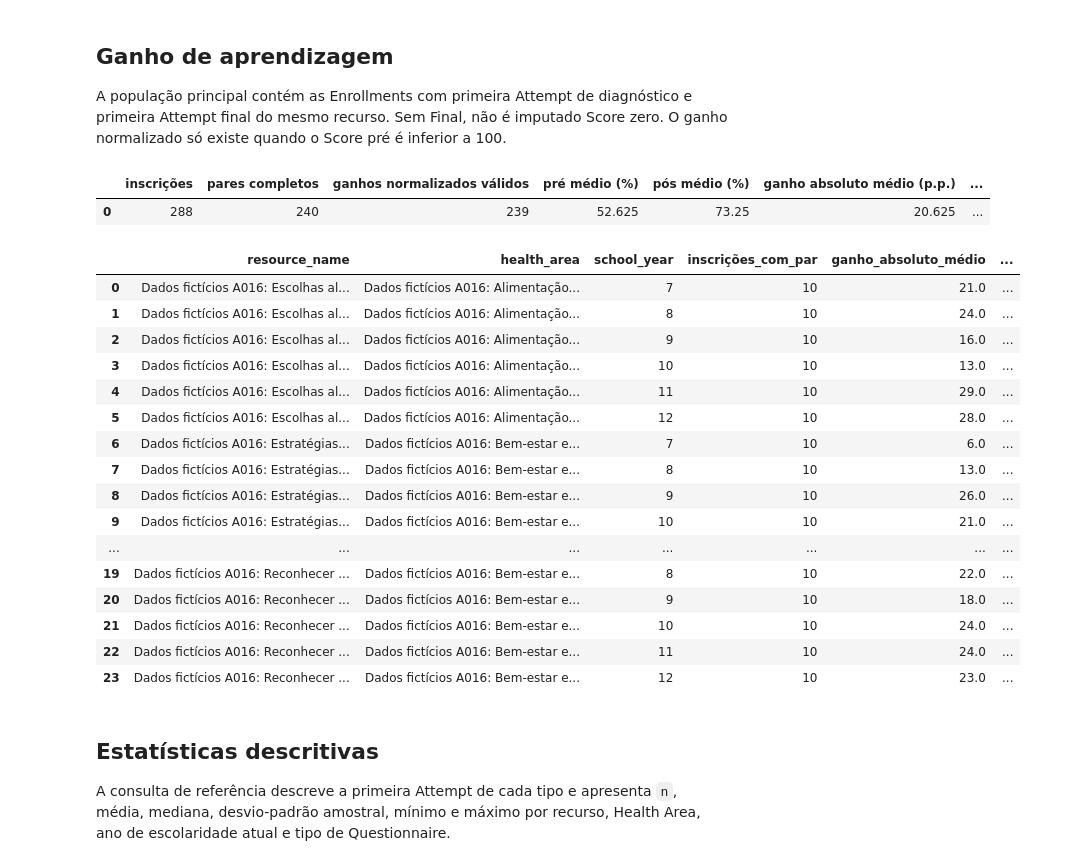
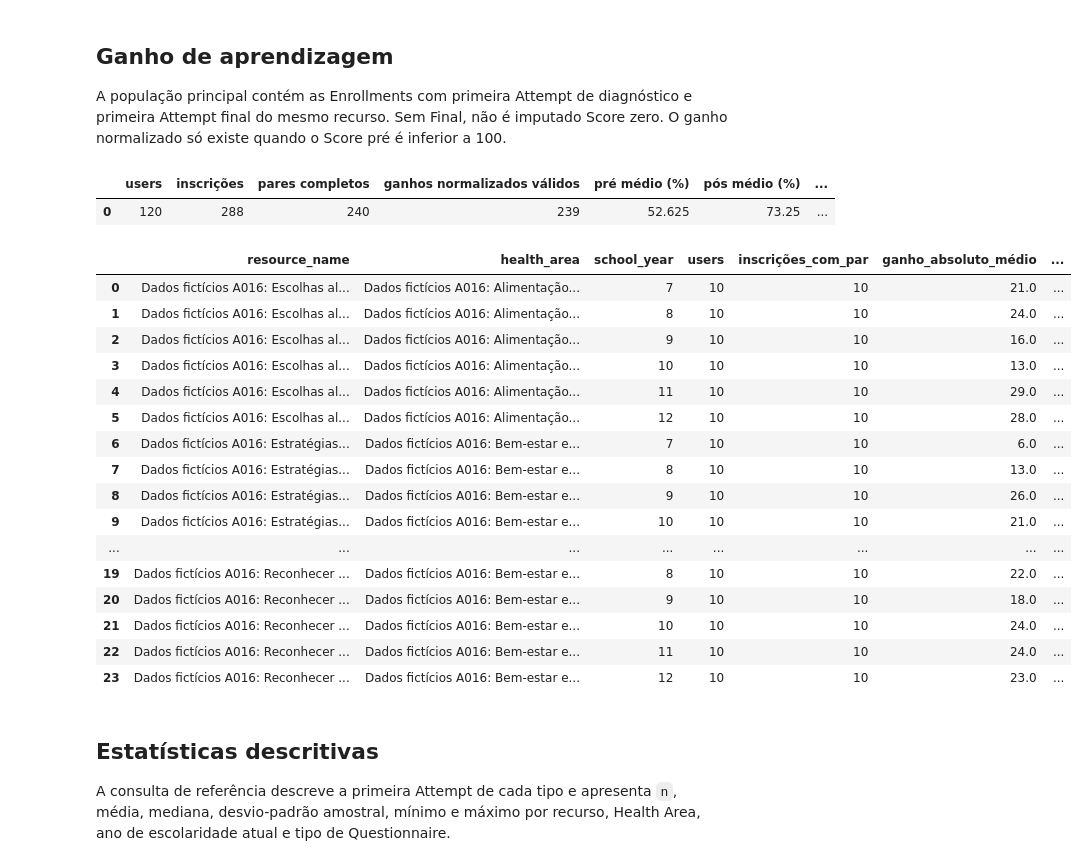
Before and after one commit to escobar0304/ProjInter-2-1, a Jupyter notebook: docs/metricas/prototipo-metricas.ipynb, the cells around one changed output. Cells and saved outputs as stored; diff of their text form; code cells hidden in the pictures.

```diff
--- a/docs/metricas/prototipo-metricas.ipynb
+++ b/docs/metricas/prototipo-metricas.ipynb
@@ -17,6 +17,8 @@ from IPython.display import display
 
 SEED_BOOTSTRAP = 2026
 N_BOOTSTRAP = 5_000
+MIN_USERS_PER_GROUP = 5
+SMALL_GROUP_MESSAGE = "grupo demasiado pequeno"
 DATABASE_URL = os.environ.get(
     "DATABASE_URL",
     "postgresql://postgres:local-synthetic@localhost:5432/metricas_a016",
@@ -36,6 +38,14 @@ def query_frame(connection, query):
         cursor.execute(query)
         columns = [column.name for column in cursor.description]
         return pd.DataFrame(cursor.fetchall(), columns=columns)
+
+def suppress_small_group_values(frame, user_count_column, metric_columns):
+    result = frame.copy()
+    result[metric_columns] = result[metric_columns].astype(object)
+    user_counts = pd.to_numeric(result[user_count_column], errors="coerce")
+    small_groups = user_counts.isna() | user_counts.lt(MIN_USERS_PER_GROUP)
+    result.loc[small_groups, metric_columns] = SMALL_GROUP_MESSAGE
+    return result, small_groups
 # %%
 sql_text = SQL_PATH.read_text(encoding="utf-8")
 sql_without_comments = re.sub(r"--.*?$", "", sql_text, flags=re.MULTILINE)
@@ -82,53 +92,74 @@ A população principal contém as Enrollments com primeira Attempt de diagnóst
 for column in ("pre_score", "post_score", "absolute_gain", "normalized_gain"):
     gains[column] = pd.to_numeric(gains[column], errors="coerce")
 
 complete_pairs = gains.dropna(subset=["pre_score", "post_score"]).copy()
 normalized_valid = complete_pairs.normalized_gain.notna()
 learning_summary = pd.DataFrame(
     [{
+        "users": complete_pairs.user_id.nunique(),
         "inscrições": len(gains),
         "pares completos": len(complete_pairs),
         "ganhos normalizados válidos": int(normalized_valid.sum()),
         "pré médio (%)": complete_pairs.pre_score.mean(),
         "pós médio (%)": complete_pairs.post_score.mean(),
         "ganho absoluto médio (p.p.)": complete_pairs.absolute_gain.mean(),
         "ganho normalizado médio": complete_pairs.loc[normalized_valid, "normalized_gain"].mean(),
     }]
 )
+learning_summary = learning_summary.round(3)
+learning_summary, _ = suppress_small_group_values(
+    learning_summary,
+    "users",
+    [
+        "users", "inscrições", "pares completos", "ganhos normalizados válidos",
+        "pré médio (%)", "pós médio (%)", "ganho absoluto médio (p.p.)",
+        "ganho normalizado médio",
+    ],
+)
 display(learning_summary.round(3))
 
 gain_by_group = (
     complete_pairs.groupby(["resource_name", "health_area", "school_year"], dropna=False)
     .agg(
+        users=("user_id", "nunique"),
         inscrições_com_par=("enrollment_id", "nunique"),
         ganho_absoluto_médio=("absolute_gain", "mean"),
         ganho_normalizado_médio=("normalized_gain", "mean"),
         ganhos_normalizados_válidos=("normalized_gain", "count"),
     )
     .reset_index()
     .sort_values(["resource_name", "school_year"], na_position="last")
 )
-display(gain_by_group.round(3))
+gain_by_group = gain_by_group.round(3)
+gain_table, small_gain_groups = suppress_small_group_values(
+    gain_by_group,
+    "users",
+    [
+        "users", "inscrições_com_par", "ganho_absoluto_médio",
+        "ganho_normalizado_médio", "ganhos_normalizados_válidos",
+    ],
+)
+display(gain_table)
 # %% [output]
-|  | inscrições | pares completos | ganhos normalizados válidos | pré médio (%) | pós médio (%) | ganho absoluto médio (p.p.) | ... |
-| 0 | 288 | 240 | 239 | 52.625 | 73.25 | 20.625 | ... |
+|  | users | inscrições | pares completos | ganhos normalizados válidos | pré médio (%) | pós médio (%) | ... |
+| 0 | 120 | 288 | 240 | 239 | 52.625 | 73.25 | ... |
-|  | resource_name | health_area | school_year | inscrições_com_par | ganho_absoluto_médio | ... |
-| 0 | Dados fictícios A016: Escolhas al... | Dados fictícios A016: Alimentação... | 7 | 10 | 21.0 | ... |
-| 1 | Dados fictícios A016: Escolhas al... | Dados fictícios A016: Alimentação... | 8 | 10 | 24.0 | ... |
-| 2 | Dados fictícios A016: Escolhas al... | Dados fictícios A016: Alimentação... | 9 | 10 | 16.0 | ... |
-| 3 | Dados fictícios A016: Escolhas al... | Dados fictícios A016: Alimentação... | 10 | 10 | 13.0 | ... |
-| 4 | Dados fictícios A016: Escolhas al... | Dados fictícios A016: Alimentação... | 11 | 10 | 29.0 | ... |
-| 5 | Dados fictícios A016: Escolhas al... | Dados fictícios A016: Alimentação... | 12 | 10 | 28.0 | ... |
-| 6 | Dados fictícios A016: Estratégias... | Dados fictícios A016: Bem-estar e... | 7 | 10 | 6.0 | ... |
-| 7 | Dados fictícios A016: Estratégias... | Dados fictícios A016: Bem-estar e... | 8 | 10 | 13.0 | ... |
-| 8 | Dados fictícios A016: Estratégias... | Dados fictícios A016: Bem-estar e... | 9 | 10 | 26.0 | ... |
-| 9 | Dados fictícios A016: Estratégias... | Dados fictícios A016: Bem-estar e... | 10 | 10 | 21.0 | ... |
-| ... | ... | ... | ... | ... | ... | ... |
-| 19 | Dados fictícios A016: Reconhecer ... | Dados fictícios A016: Bem-estar e... | 8 | 10 | 22.0 | ... |
-| 20 | Dados fictícios A016: Reconhecer ... | Dados fictícios A016: Bem-estar e... | 9 | 10 | 18.0 | ... |
-| 21 | Dados fictícios A016: Reconhecer ... | Dados fictícios A016: Bem-estar e... | 10 | 10 | 24.0 | ... |
-| 22 | Dados fictícios A016: Reconhecer ... | Dados fictícios A016: Bem-estar e... | 11 | 10 | 24.0 | ... |
-| 23 | Dados fictícios A016: Reconhecer ... | Dados fictícios A016: Bem-estar e... | 12 | 10 | 23.0 | ... |
+|  | resource_name | health_area | school_year | users | inscrições_com_par | ganho_absoluto_médio | ... |
+| 0 | Dados fictícios A016: Escolhas al... | Dados fictícios A016: Alimentação... | 7 | 10 | 10 | 21.0 | ... |
+| 1 | Dados fictícios A016: Escolhas al... | Dados fictícios A016: Alimentação... | 8 | 10 | 10 | 24.0 | ... |
+| 2 | Dados fictícios A016: Escolhas al... | Dados fictícios A016: Alimentação... | 9 | 10 | 10 | 16.0 | ... |
+| 3 | Dados fictícios A016: Escolhas al... | Dados fictícios A016: Alimentação... | 10 | 10 | 10 | 13.0 | ... |
+| 4 | Dados fictícios A016: Escolhas al... | Dados fictícios A016: Alimentação... | 11 | 10 | 10 | 29.0 | ... |
+| 5 | Dados fictícios A016: Escolhas al... | Dados fictícios A016: Alimentação... | 12 | 10 | 10 | 28.0 | ... |
+| 6 | Dados fictícios A016: Estratégias... | Dados fictícios A016: Bem-estar e... | 7 | 10 | 10 | 6.0 | ... |
+| 7 | Dados fictícios A016: Estratégias... | Dados fictícios A016: Bem-estar e... | 8 | 10 | 10 | 13.0 | ... |
+| 8 | Dados fictícios A016: Estratégias... | Dados fictícios A016: Bem-estar e... | 9 | 10 | 10 | 26.0 | ... |
+| 9 | Dados fictícios A016: Estratégias... | Dados fictícios A016: Bem-estar e... | 10 | 10 | 10 | 21.0 | ... |
+| ... | ... | ... | ... | ... | ... | ... | ... |
+| 19 | Dados fictícios A016: Reconhecer ... | Dados fictícios A016: Bem-estar e... | 8 | 10 | 10 | 22.0 | ... |
+| 20 | Dados fictícios A016: Reconhecer ... | Dados fictícios A016: Bem-estar e... | 9 | 10 | 10 | 18.0 | ... |
+| 21 | Dados fictícios A016: Reconhecer ... | Dados fictícios A016: Bem-estar e... | 10 | 10 | 10 | 24.0 | ... |
+| 22 | Dados fictícios A016: Reconhecer ... | Dados fictícios A016: Bem-estar e... | 11 | 10 | 10 | 24.0 | ... |
+| 23 | Dados fictícios A016: Reconhecer ... | Dados fictícios A016: Bem-estar e... | 12 | 10 | 10 | 23.0 | ... |
 # %% [markdown]
 ## Estatísticas descritivas
 
```
Also changed, not shown: parts of 7 cells of this notebook, 2 other files.
